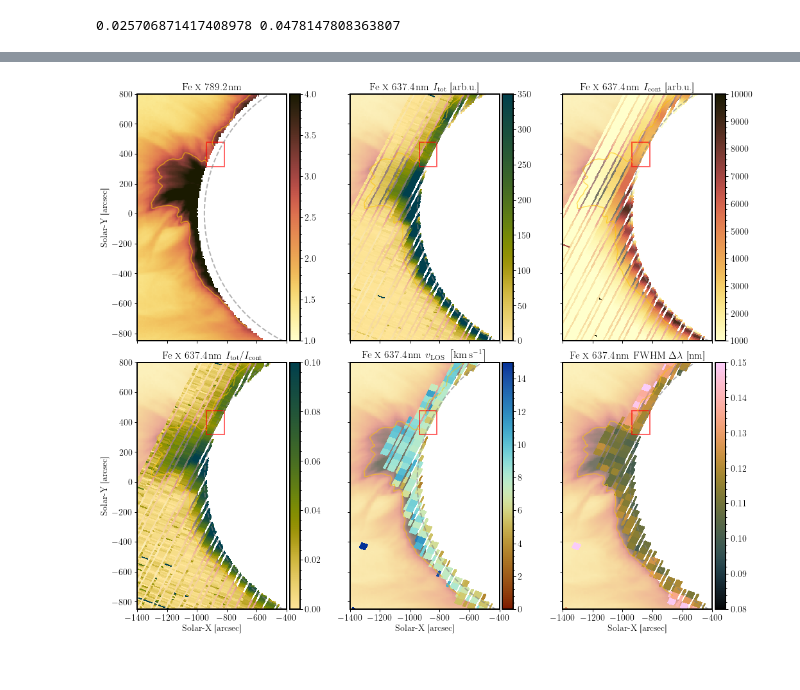
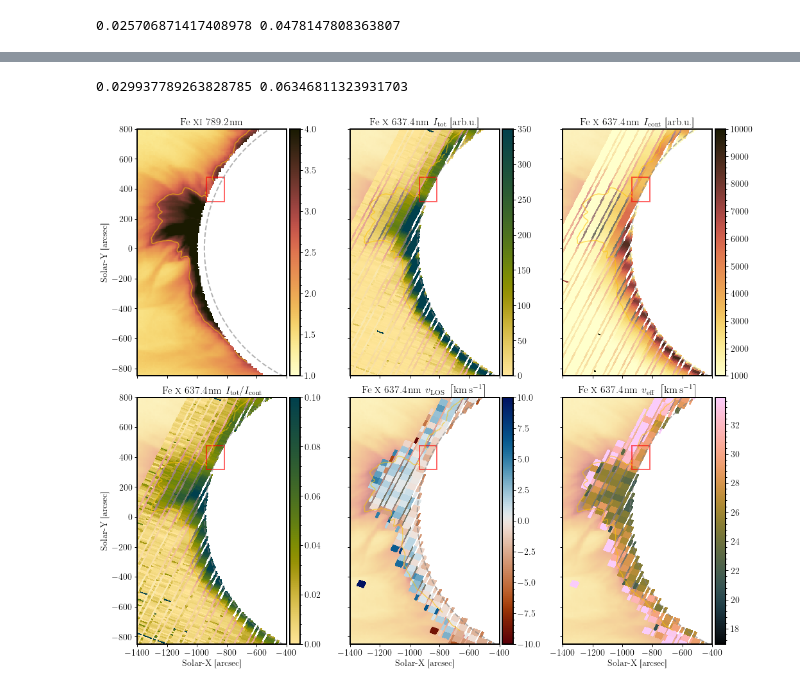
Before and after one commit to yjzhu-solar/Eclipse2017, a Jupyter notebook: ipynb/eclipse_data/off_limb_intensity_map_ext.ipynb, the cells around one changed output, grey strips where cells are left out. Drawn from its saved outputs; the diff is of its cells as text; code cells hidden in the pictures.

```diff
--- a/ipynb/eclipse_data/off_limb_intensity_map_ext.ipynb
+++ b/ipynb/eclipse_data/off_limb_intensity_map_ext.ipynb
@@ -442,7 +584,8 @@ WARNING:astropy:FITSFixedWarning: 'datfix' made the change 'Set MJD-OBS to 57986
 [figure]
 # %%
 starttime_red_ext = datetime(2017,8,21,17,45,36)
-red_fit_matrix_ext = np.full((4,350,168),np.nan,dtype=np.float64)
+red_fit_matrix_ext = np.full((4,350,176),np.nan,dtype=np.float64)
+red_fit_matrix_ext_err = np.full((4,350,176),np.nan,dtype=np.float64)
 for ii, row_ in totality_red_df_ext.iterrows():
     date_obs = row_["date-obs"]
     exptime = np.float64(row_["exptime"])
@@ -454,9 +597,10 @@ for ii, row_ in totality_red_df_ext.iterrows():
     red_frame_ = CCDData.read(os.path.join(red_path,row_["file"]),hdu=0,unit="adu")
     red_frame_wavelength_ = CCDData.read(os.path.join(red_path,row_["file"]),hdu=2,unit="adu").data
 
-    FeX_fit_ = fit_spectra(red_frame_.data/flatfield_1d_FeX_52nd[:,np.newaxis]/exptime,
+    FeX_fit_, FeX_fit_err_ = fit_spectra(red_frame_.data/flatfield_1d_FeX_52nd[:,np.newaxis]/exptime,
     red_frame_wavelength_/52./10., FeX_52nd_xslice, slice(0,None),
                     slice(0,10),slice(40,50), nbin=None)
 
     red_fit_matrix_ext[:,:,startindex:endindex] = FeX_fit_[:,:,np.newaxis]
+    red_fit_matrix_ext_err[:,:,startindex:endindex] = FeX_fit_err_[:,:,np.newaxis]
 red_fit_matrix_ext = np.flip(red_fit_matrix_ext,axis=(1,2))
@@ -481,5 +607,6 @@ WARNING:astropy:FITSFixedWarning: 'datfix' made the change 'Set MJD-OBS to 57986
 # %%
-red_fit_matrix_bin_ext = np.full((4,70,168),np.nan,dtype=np.float64)
+red_fit_matrix_bin_ext = np.full((4,70,176),np.nan,dtype=np.float64)
+red_fit_matrix_bin_ext_err = np.full((4,70,176),np.nan,dtype=np.float64)
 for ii, row_ in totality_red_df_ext.iterrows():
     date_obs = row_["date-obs"]
     exptime = np.float64(row_["exptime"])
@@ -491,9 +618,10 @@ for ii, row_ in totality_red_df_ext.iterrows():
     red_frame_ = CCDData.read(os.path.join(red_path,row_["file"]),hdu=0,unit="adu")
     red_frame_wavelength_ = CCDData.read(os.path.join(red_path,row_["file"]),hdu=2,unit="adu").data
 
-    FeX_fit_ = fit_spectra(red_frame_.data/flatfield_1d_FeX_52nd[:,np.newaxis]/exptime,
+    FeX_fit_, FeX_fit_err_ = fit_spectra(red_frame_.data/flatfield_1d_FeX_52nd[:,np.newaxis]/exptime,
     red_frame_wavelength_/52./10., FeX_52nd_xslice, slice(0,None),
                     slice(0,10),slice(40,50), nbin=5, plot_fit=False)
 
     red_fit_matrix_bin_ext[:,:,startindex:endindex] = FeX_fit_[:,:,np.newaxis]
+    red_fit_matrix_bin_ext_err[:,:,startindex:endindex] = FeX_fit_err_[:,:,np.newaxis]
 red_fit_matrix_bin_ext = np.flip(red_fit_matrix_bin_ext,axis=(1,2))
@@ -500,6 +651,6 @@ red_fit_matrix_bin_ext = np.flip(red_fit_matrix_bin_ext,axis=(1,2))
 # %%
 red_limb_loc = np.array([366.,592.,])
-x_1d_grid_red_ext = np.arange(-43,125,1,dtype=np.float64) + 8
+x_1d_grid_red_ext = np.arange(-51,125,1,dtype=np.float64) + 8
 y_1d_grid_red_ext = np.arange(np.mean(red_limb_loc) - 699.,  np.mean(red_limb_loc) - 349., 1, dtype=np.float64)
 
 y_1d_grid_red_arcsec_ext = y_1d_grid_red_ext/(np.diff(red_limb_loc)/2.)*rsun_arcsec * \
@@ -510,7 +661,7 @@ y_1d_grid_red_arcsec_bin_ext = np.average(y_1d_grid_red_arcsec_ext.reshape(-1,5)
 x_2d_grid_red_arcsec_ext, y_2d_grid_red_arcsec_ext = np.meshgrid(x_1d_grid_red_arcsec_ext, y_1d_grid_red_arcsec_ext)
 x_2d_grid_red_arcsec_bin_ext, y_2d_grid_red_arcsec_bin_ext = np.meshgrid(x_1d_grid_red_arcsec_ext, y_1d_grid_red_arcsec_bin_ext)
 
-y_red_step_correction_ext = (sun_y_fitpoly(np.linspace(0,83.5,168) - 4) - sun_y_fitpoly(66))/rsun_context_pixel*rsun_arcsec * \
+y_red_step_correction_ext = (sun_y_fitpoly(np.linspace(0,87.5,176) - 4) - sun_y_fitpoly(66))/rsun_context_pixel*rsun_arcsec * \
         np.float64(FeXI_line_cont_frame.header["MOONR"])/np.float64(FeXI_line_cont_frame.header["SUNR"])
 y_red_step_correction_ext = np.flip(y_red_step_correction_ext)
 
@@ -528,6 +679,14 @@ x_2d_grid_red_arcsec_bin_rot_ext = np.cos(np.deg2rad(np.abs(rotate_angle_context
 
 y_2d_grid_red_arcsec_bin_rot_ext = - np.sin(np.deg2rad(np.abs(rotate_angle_context)))*x_2d_grid_red_arcsec_bin_ext + \
                             np.cos(np.deg2rad(np.abs(rotate_angle_context)))*y_2d_grid_red_arcsec_bin_correct_ext
+# %%
+pixel_size_red = np.abs(np.mean(np.diff((red_frame_wavelength_/52./10.)[FeX_52nd_xslice])))
+inst_width_pix_red = 2.12
+inst_width_nm_red = pixel_size_red*inst_width_pix_red
+
+print(pixel_size_red, inst_width_nm_red)
+# %% [output]
+0.029937789263828785 0.06346811323931703
 # %%
 img_center = np.array([300,220])
 img_xpixel_array = np.arange(FeXI_line_cont_image_rot_scipy.shape[1])
@@ -596,53 +755,56 @@ red_where_disk_bin_ext = np.where((x_2d_grid_red_arcsec_bin_rot_ext + slit_cente
                                         (y_2d_grid_red_arcsec_bin_rot_ext + slit_center_y_red)**2 < 940**2)
 
 red_vlos_masked = -(np.copy(red_fit_matrix_bin_ext[0,:,:]) - 637.451)/637.451*const.c.cgs.value*1e-5
-red_vlos_masked[np.where(red_fit_matrix_bin_ext[1,:,:] < 50)] = np.nan
+red_vlos_masked[np.where(red_fit_matrix_bin_ext[1,:,:] < 20)] = np.nan
 red_vlos_masked[red_where_disk_bin_ext] = np.nan
+red_vlos_masked = red_vlos_masked - np.nanmedian(red_vlos_masked)
 im5 = ax5.pcolormesh(x_2d_grid_red_arcsec_bin_rot_ext + slit_center_x_red,
                 y_2d_grid_red_arcsec_bin_rot_ext + slit_center_y_red,
-                red_vlos_masked,cmap=cmcm.roma,rasterized=True,vmin=0,vmax=15)
+                red_vlos_masked,cmap=cmcm.vik_r,rasterized=True,vmin=-10,vmax=10)
 
 plot_colorbar(im5, ax5,width=colorbar_width)
 
 fwhm_masked = np.copy(red_fit_matrix_bin_ext[2,:,:])
-fwhm_masked[np.where(red_fit_matrix_bin_ext[1,:,:] < 50)] = np.nan
+fwhm_masked[np.where(red_fit_matrix_bin_ext[1,:,:] < 20)] = np.nan
 fwhm_masked[red_where_disk_bin_ext] = np.nan
 im6 = ax6.pcolormesh(x_2d_grid_red_arcsec_bin_rot_ext + slit_center_x_red,
                 y_2d_grid_red_arcsec_bin_rot_ext + slit_center_y_red,
-                fwhm_masked,cmap=cmcm.batlowK,rasterized=True,vmin=0.08,vmax=0.15)
+                np.sqrt(fwhm_masked**2 - inst_width_nm_red**2)/637.451*const.c.cgs.value*1e-5/np.sqrt(4*np.log(2))
+                ,cmap=cmcm.batlowK,rasterized=True,vmin=0.06/637.451*const.c.cgs.value*1e-5/np.sqrt(4*np.log(2)),
+                vmax=0.12/637.451*const.c.cgs.value*1e-5/np.sqrt(4*np.log(2)))
 
 plot_colorbar(im6, ax6,width=colorbar_width)
 
 ax1.set_ylabel("Solar-Y [arcsec]",fontsize=14)
 ax4.set_xlabel("Solar-X [arcsec]",fontsize=14)
 ax4.set_ylabel("Solar-Y [arcsec]",fontsize=14)
 ax5.set_xlabel("Solar-X [arcsec]",fontsize=14)
 ax6.set_xlabel("Solar-X [arcsec]",fontsize=14)
 
-ax1.set_title(r"Fe \textsc{x} 789.2\,nm",fontsize=16)
+ax1.set_title(r"Fe \textsc{xi} 789.2\,nm",fontsize=16)
 ax2.set_title(r"Fe \textsc{x} 637.4\,nm $I_{\rm tot}$ [arb.u.]",fontsize=16)
 ax3.set_title(r"Fe \textsc{x} 637.4\,nm $I_{\rm cont}$ [arb.u.]",fontsize=16)
 ax4.set_title(r"Fe \textsc{x} 637.4\,nm $I_{\rm tot}/I_{\rm cont}$",fontsize=16)
 ax5.set_title(r"Fe \textsc{x} 637.4\,nm $v_{\rm LOS}\ \left[\mathrm{km\,s^{-1}}\right]$",fontsize=16)
-ax6.set_title(r"Fe \textsc{x} 637.4\,nm FWHM $\Delta \lambda$ [nm]",fontsize=16)
+ax6.set_title(r"Fe \textsc{x} 637.4\,nm $v_{\rm eff}\ \left[\mathrm{km\,s^{-1}}\right]$",fontsize=16)
 
 xlim_zoomin = [-1400,-400]
 ylim_zoomin = [-850,800]
 
 for ax_ in (ax2,ax3,ax5,ax6):
     ax_.tick_params(labelleft=False)
 
 for ax_ in (ax1,ax2,ax3):
     ax_.tick_params(labelbottom=False)
 
 for ax_ in (ax1,ax2,ax3,ax4,ax5,ax6):
     ax_.contour(img_xarcsec_array,img_yarcsec_array,FeXI_line_cont_image_rot_scipy,levels=[3],alpha=0.6,
             colors=['#FFC408'])
     ax_.add_patch(create_rec_eqs())
     ax_.add_patch(create_limb_circle(rsun_arcsec))
     ax_.set_aspect(1)
     ax_.tick_params(labelsize=14)
     ax_.set_xlim(xlim_zoomin)
     ax_.set_ylim(ylim_zoomin)
 # %% [output]
-[figure, old version]
+[figure, new version]
```
Also changed, not shown: parts of 26 cells of this notebook, 10 other files.
